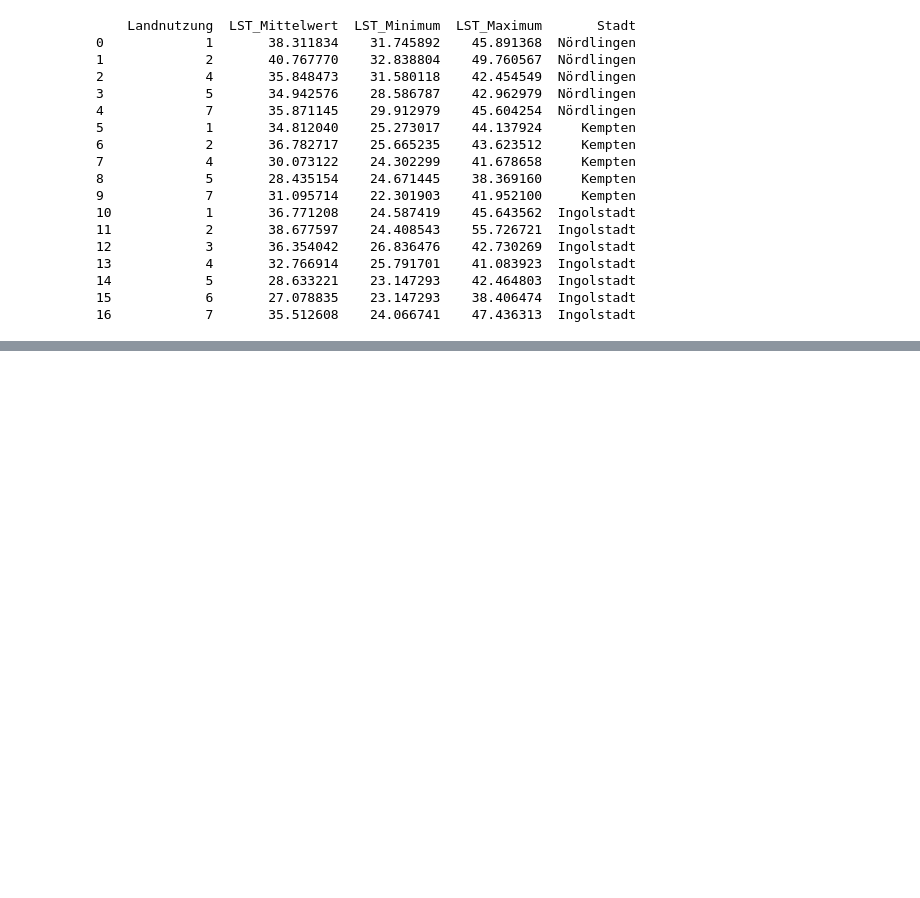
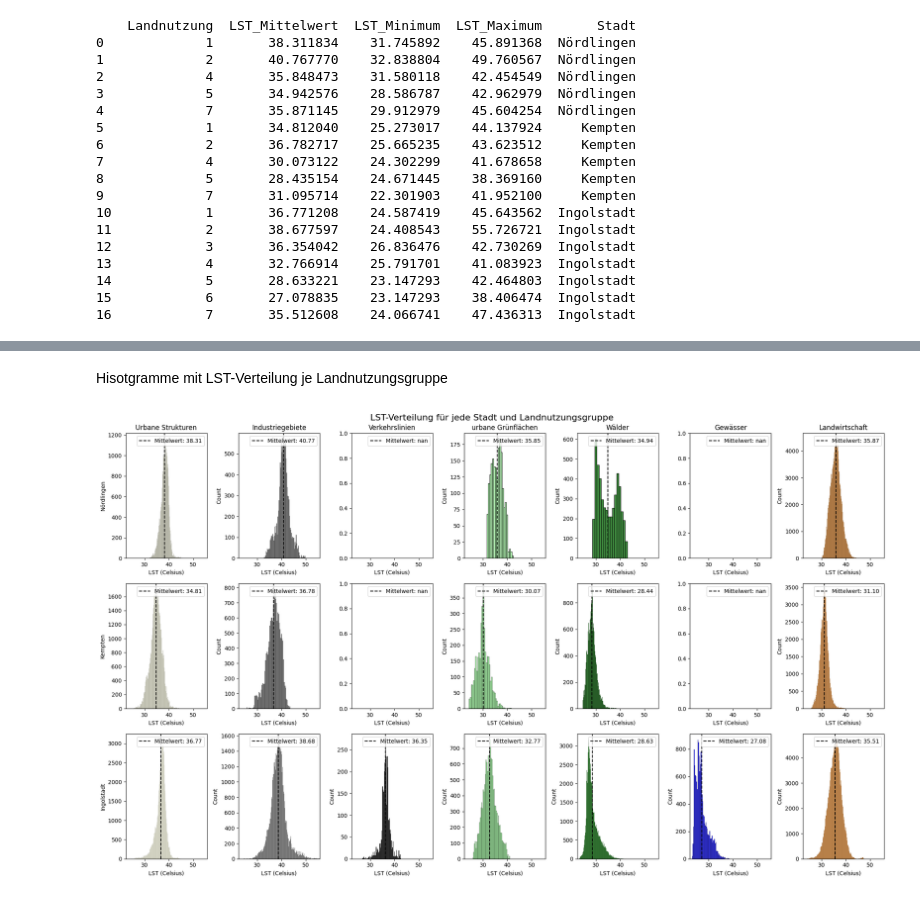
Before and after one commit to Sarah-0405/Bachelorarbeit_, a Jupyter notebook: CORINE.ipynb, the cells around one changed output, grey strips where cells are left out. Drawn from its saved outputs; the diff is of its cells as text; code cells hidden in the pictures; blank space fills up the shorter version.

Commit message:
Histogramme hinzugefügt

```diff
--- a/CORINE.ipynb
+++ b/CORINE.ipynb
@@ -460,0 +610,79 @@ print(all_stats)
+# %% [markdown]
+Hisotgramme mit LST-Verteilung je Landnutzungsgruppe
+# %%
+# Assuming you have the 'combined_noerdlingen', 'combined_kempten', 'combined_ingolstadt' GeoDataFrames
+
+# Define the land use groups and their names
+gruppen = {
+    1: 'Urbane Strukturen',
+    2: 'Industriegebiete',
+    3: 'Verkehrslinien',
+    4: 'urbane Grünflächen',
+    5: 'Wälder',
+    6: 'Gewässer',
+    7: 'Landwirtschaft'
+}
+
+# Define colors for each land use group (optional)
+farben = {
+    'Urbane Strukturen': '#F5F5DC',  # beige
+    'Industriegebiete': '#696969',  # dunkelgrau
+    'Verkehrslinien': '#000000',  # schwarz
+    'urbane Grünflächen': '#90EE90',  # hellgrün
+    'Wälder': '#006400',  # dunkelgrün
+    'Gewässer': '#0000FF',  # blau
+    'Landwirtschaft': '#CC7722'  # ockerbraun
+}
+
+# Define a list of cities and their corresponding GeoDataFrames
+cities = [
+    ('Nördlingen', combined_noerdlingen),
+    ('Kempten', combined_kempten),
+    ('Ingolstadt', combined_ingolstadt)
+]
+
+# Create a figure and axes for the histograms
+fig, axes = plt.subplots(nrows=len(cities), ncols=len(gruppen), figsize=(20, 12))  # Adjust figsize as needed
+fig.suptitle('LST-Verteilung für jede Stadt und Landnutzungsgruppe', fontsize=16)
+
+# Iterate through each city and land use group
+for i, (city_name, city_data) in enumerate(cities):
+    for j, (group_id, group_name) in enumerate(gruppen.items()):
+        ax = axes[i, j]  # Get the current axis
+
+        # Filter data for the current city and group
+        group_data = city_data[city_data['Landnutzung'] == group_id]['LST_Celsius']
+
+        # Calculate mean LST for the current city and group
+        mean_lst = group_data.mean()
+
+        # Plot the histogram
+        color = farben.get(group_name)  # Get color from 'farben' if available, otherwise use default
+        sns.histplot(group_data, ax=ax, color=color)
+
+        # Plot a vertical dashed line for the mean LST
+        ax.axvline(mean_lst, color='black', linestyle='--', label=f'Mittelwert: {mean_lst:.2f}')
+
+        # Set title and labels for the current subplot
+        if i == 0:
+            ax.set_title(group_name)  # Set title only for the top row
+        if j == 0:
+            ax.set_ylabel(city_name)  # Set y-label only for the first column
+        ax.set_xlabel('LST (Celsius)')
+        ax.legend()  # Add legend to display mean LST
+
+# Get the minimum and maximum LST values across all cities and groups
+min_lst = min(combined_df['LST_Celsius'].min() for _, combined_df in cities)
+max_lst = max(combined_df['LST_Celsius'].max() for _, combined_df in cities)
+
+# Set the x-axis limits for all subplots
+for ax in axes.flatten():
+    ax.set_xlim(min_lst, max_lst)
+
+# Adjust spacing between subplots
+plt.tight_layout()
+
+# Show the plot
+plt.show()
+# %% [output]
+[figure, added]
```
Also changed, not shown: parts of 8 cells of this notebook.
